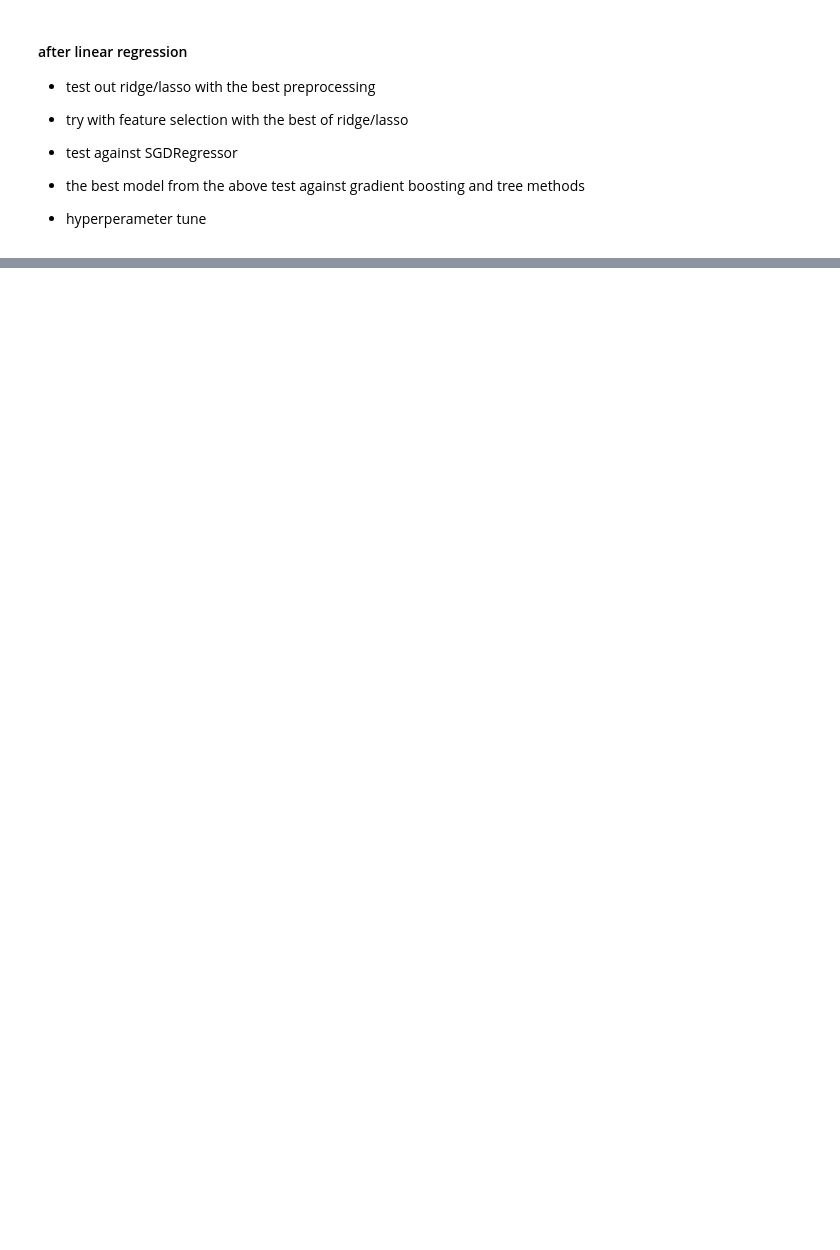
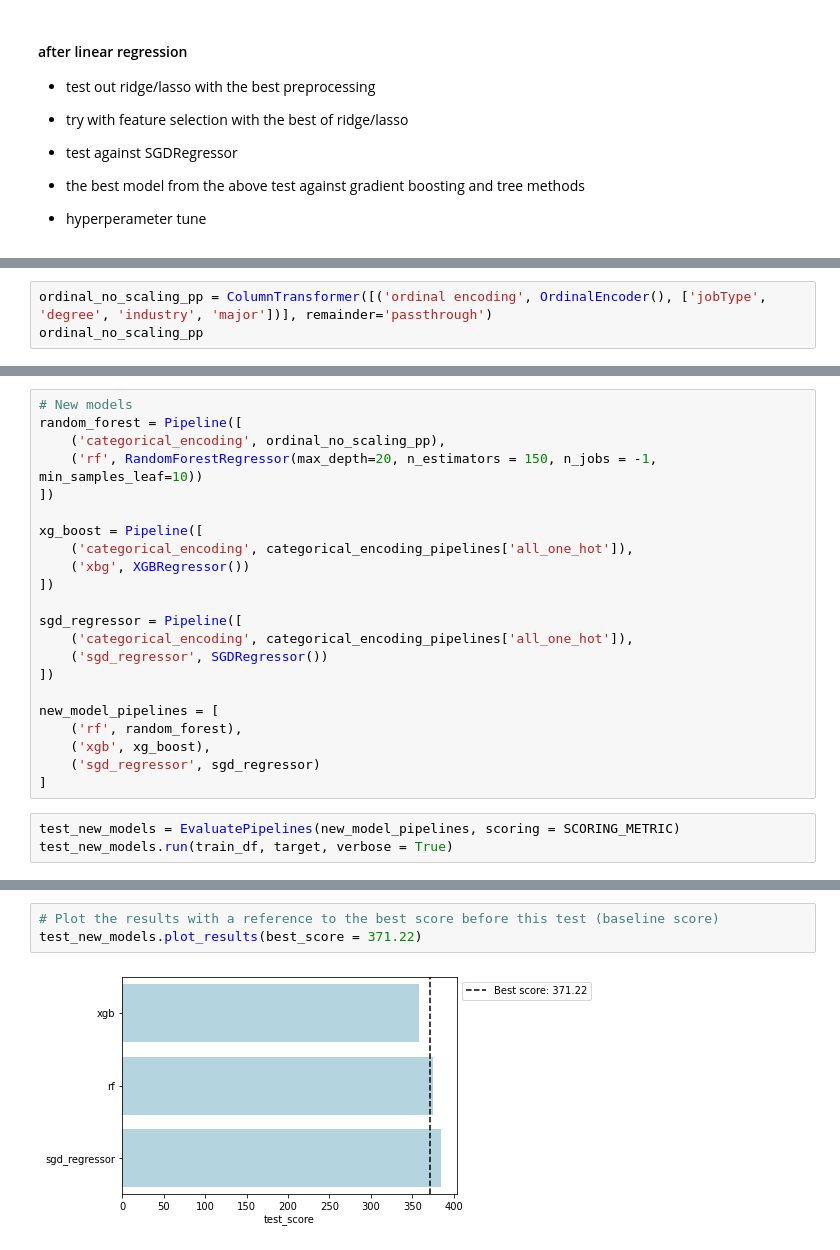
Before and after one commit to scottwiles/salary_prediction, a Jupyter notebook: notebooks/modeling.ipynb, the cells around one changed output, grey strips where cells are left out. Drawn from its saved outputs; the diff is of its cells as text; blank space fills up the shorter version.

```diff
--- a/notebooks/modeling.ipynb
+++ b/notebooks/modeling.ipynb
@@ -260,0 +261,3 @@ cross_validate(test_rf, train_df, target, return_train_score = True, scoring = S
+# %%
+ordinal_no_scaling_pp = ColumnTransformer([('ordinal encoding', OrdinalEncoder(), ['jobType', 'degree', 'industry', 'major'])], remainder='passthrough')
+ordinal_no_scaling_pp
@@ -260,0 +268,25 @@ cross_validate(test_rf, train_df, target, return_train_score = True, scoring = S
+# %%
+# New models
+random_forest = Pipeline([
+    ('categorical_encoding', ordinal_no_scaling_pp),
+    ('rf', RandomForestRegressor(max_depth=20, n_estimators = 150, n_jobs = -1, min_samples_leaf=10))
+])
+
+xg_boost = Pipeline([
+    ('categorical_encoding', categorical_encoding_pipelines['all_one_hot']),
+    ('xbg', XGBRegressor())
+])
+
+sgd_regressor = Pipeline([
+    ('categorical_encoding', categorical_encoding_pipelines['all_one_hot']),
+    ('sgd_regressor', SGDRegressor())
+])
+
+new_model_pipelines = [
+    ('rf', random_forest),
+    ('xgb', xg_boost),
+    ('sgd_regressor', sgd_regressor)
+]
+# %%
+test_new_models = EvaluatePipelines(new_model_pipelines, scoring = SCORING_METRIC)
+test_new_models.run(train_df, target, verbose = True)
@@ -260,0 +315,5 @@ cross_validate(test_rf, train_df, target, return_train_score = True, scoring = S
+# %%
+# Plot the results with a reference to the best score before this test (baseline score)
+test_new_models.plot_results(best_score = 371.22)
+# %% [output]
+[figure, added]
```
Also changed, not shown: parts of 26 cells of this notebook.
